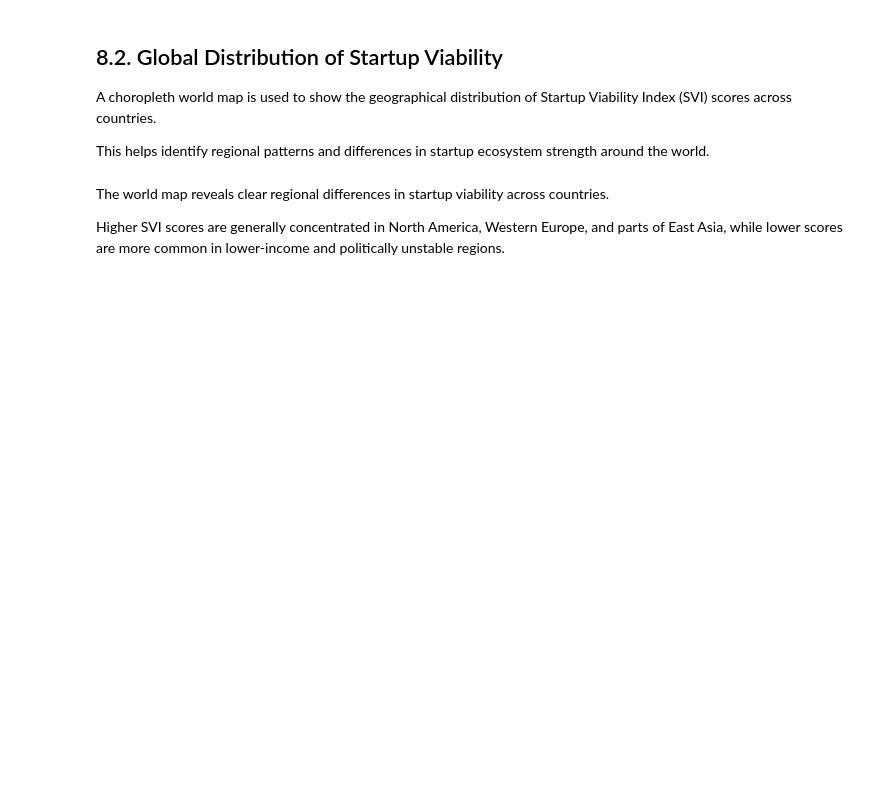
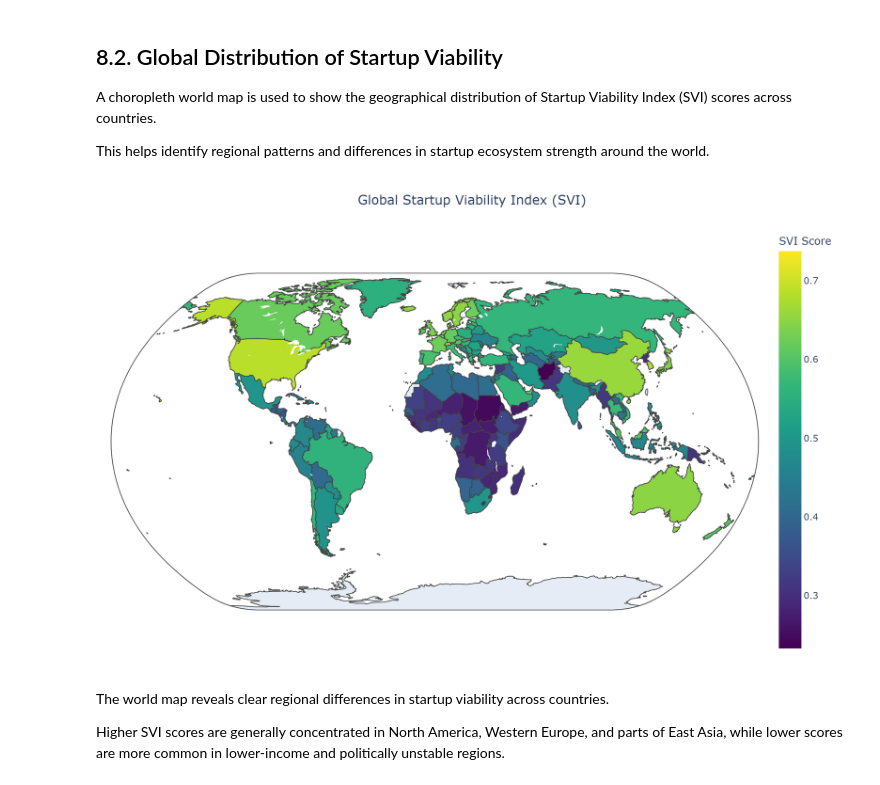
Before and after one commit to henryelga/Startup_Viability_Index, a Jupyter notebook: notebooks/08_visualisation.ipynb, the cells around one changed output. Saved outputs shown, nothing was run; the diff lists cells and outputs as text; code cells hidden in the pictures; blank space fills up the shorter version.

Commit message:
🖇️  Modify and display global map

```diff
--- a/notebooks/08_visualisation.ipynb
+++ b/notebooks/08_visualisation.ipynb
@@ -53,35 +53,41 @@ A choropleth world map is used to show the geographical distribution of Startup
 This helps identify regional patterns and differences in startup ecosystem strength around the world.
 # %%
 import plotly.express as px
+from IPython.display import Image
 
 fig = px.choropleth(
     svi_df,
     locations="Country Code",
     color="Startup_Viability_Index",
     hover_name="Country Name",
     color_continuous_scale="Viridis",
     title="Global Startup Viability Index (SVI)",
     projection="natural earth",
     hover_data={
         "Startup_Viability_Index":":.2f"
     }
 )
 
 fig.update_layout(
     title={
         "text": "Global Startup Viability Index (SVI)",
         "x": 0.5,
         "xanchor": "center"
     },
     width=1000,
     height=650,
     margin={"r":20, "t":60, "l":20, "b":20},
     coloraxis_colorbar=dict(
         title="SVI Score"
     )
 )
 
 fig.show()
+fig.write_image("../artifacts/figures/svi_world_map.png", scale=2)
+
+Image("../artifacts/figures/svi_world_map.png")
+# %% [output]
+[figure, added]
 # %% [markdown]
 The world map reveals clear regional differences in startup viability across countries.
 
```
Also changed, not shown: parts of 1 cell of this notebook, 1 other file.
